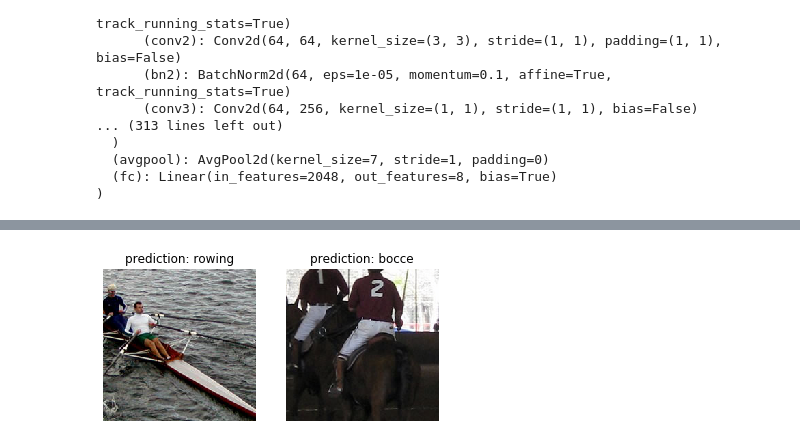
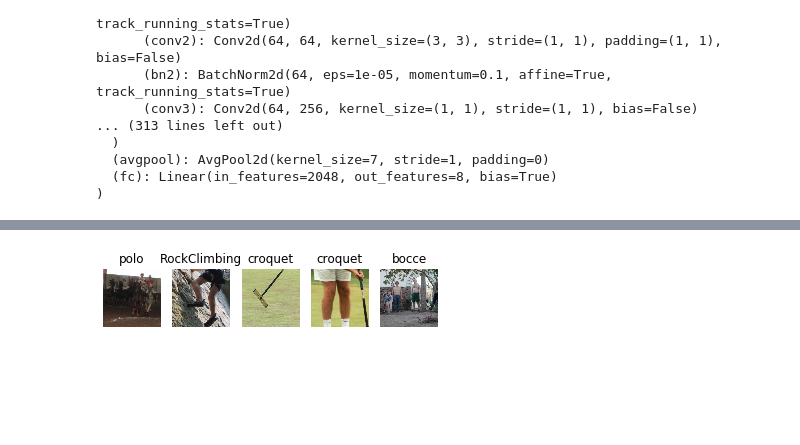
Before and after one commit to prabhat00155/onnx-odsc-tutorial, a Jupyter notebook: pre-trained models.ipynb, the cells around one changed output, grey strips where cells are left out. Cells and saved outputs as stored; diff of their text form; code cells hidden in the pictures; blank space fills up the shorter version.

Commit message:
Update test predictions

```diff
--- a/pre-trained models.ipynb
+++ b/pre-trained models.ipynb
@@ -287,17 +287,17 @@ def infer(model, inputs):
 # %%
 # Visualize some predictions
 batch = next(iter(loader['test']))
-samples = batch[0][:2]
+samples = batch[0][:5]
 y_preds = infer(model, samples)
 for i, sample in enumerate(samples):
-    plt.subplot(1, 2, i+1)
-    plt.title(f'prediction: {class_names[y_preds[i]]}')
+    plt.subplot(1, 5, i+1)
+    plt.title(f'{class_names[y_preds[i]]}')
     inp = sample.numpy().transpose((1, 2, 0))
     mean = np.array([0.47637546, 0.485785  , 0.4522678 ])
     std = np.array([0.24692202, 0.24377407, 0.2667196 ])
     inp = std * inp + mean
     inp = np.clip(inp, 0, 1)
     plt.imshow(inp)
     plt.axis('off')
 # %% [output]
-[figure, old version]
+[figure, new version]
```
Also changed, not shown: parts of 1 cell of this notebook.
